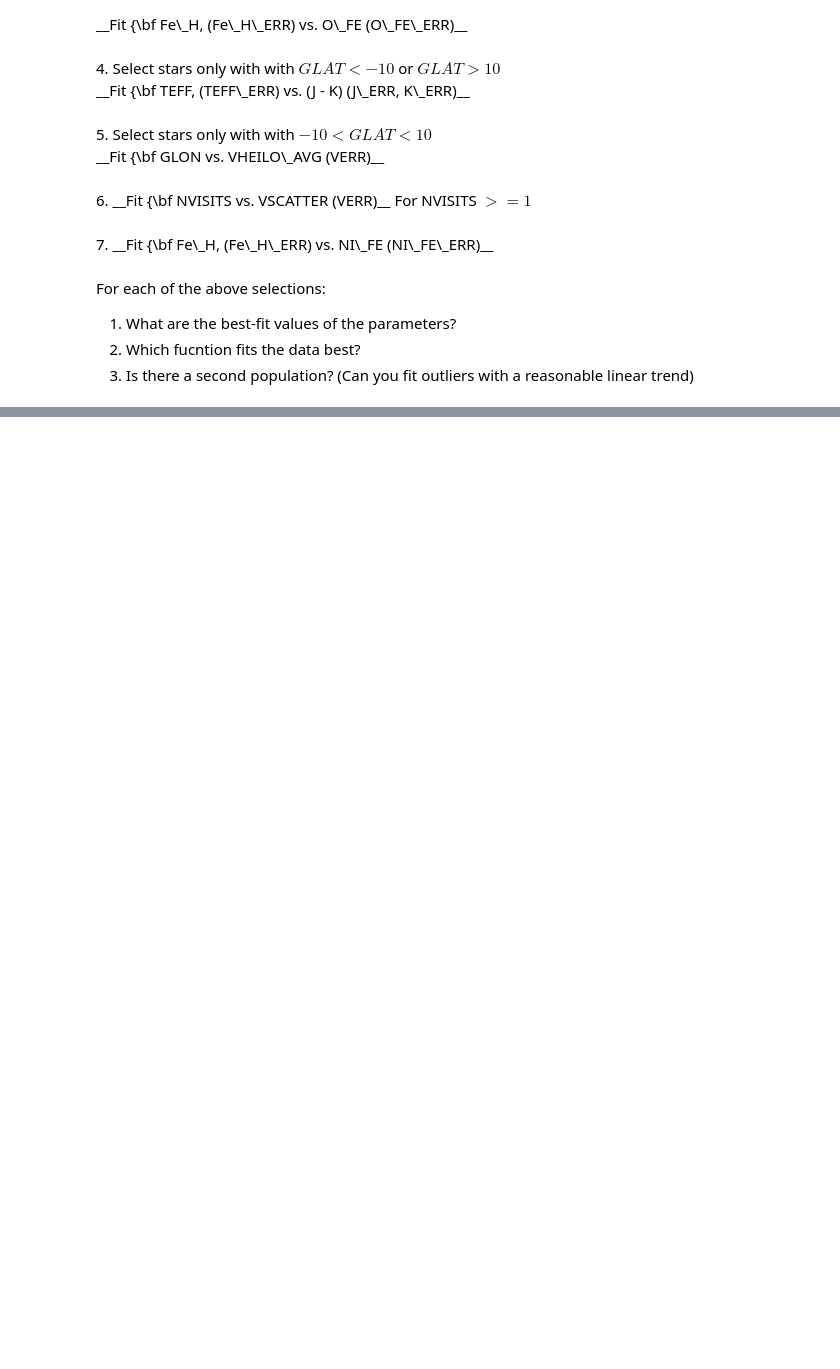
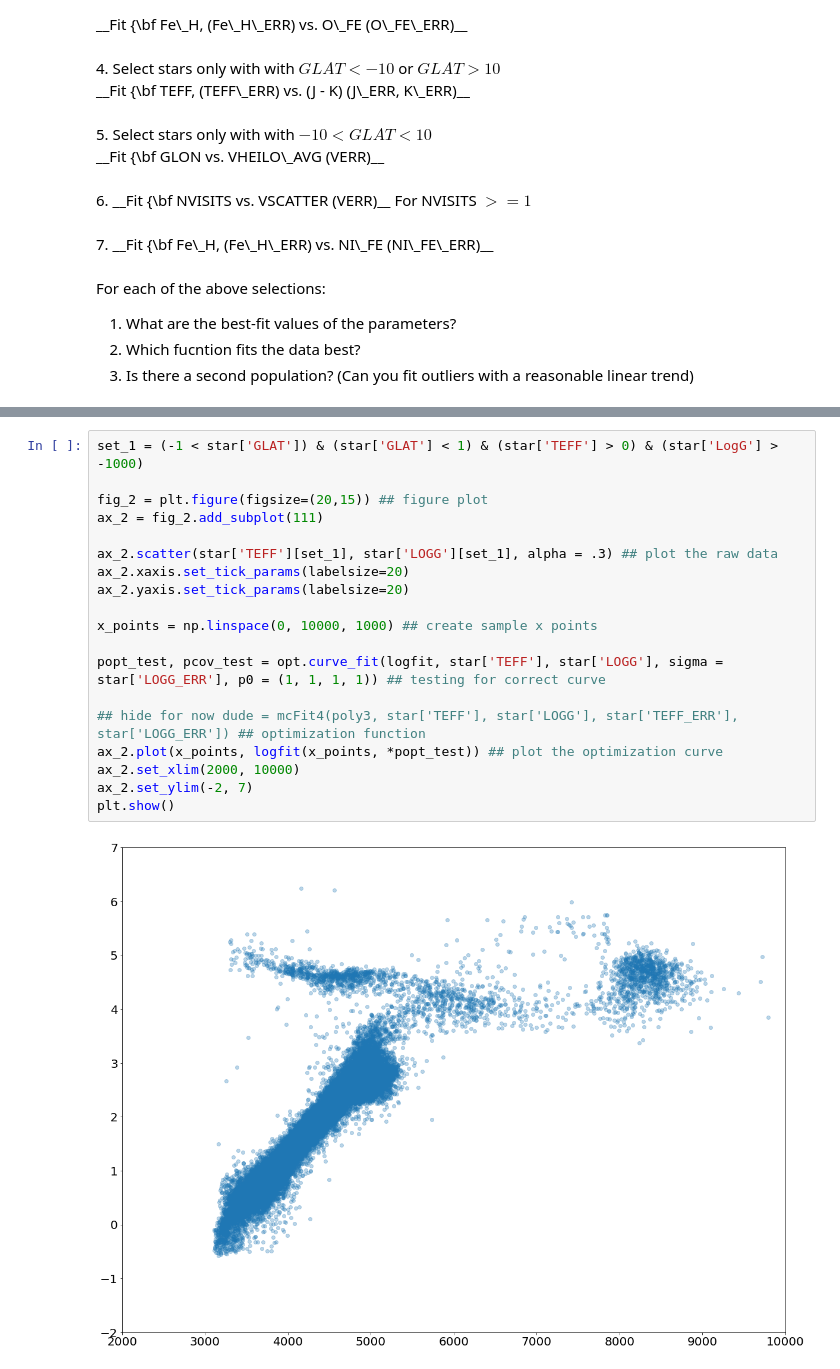
Before and after one commit to Firsttimecoding/Github-PHYS20323, a Jupyter notebook: homework/Week11_HW.ipynb, the cells around one changed output, grey strips where cells are left out. Cells and saved outputs as stored; diff of their text form; blank space fills up the shorter version.

```diff
--- a/homework/Week11_HW.ipynb
+++ b/homework/Week11_HW.ipynb
@@ -98,0 +203,21 @@ np.where?
+# %%
+set_1 = (-1 < star['GLAT']) & (star['GLAT'] < 1) & (star['TEFF'] > 0) & (star['LogG'] > -1000)
+
+fig_2 = plt.figure(figsize=(20,15)) ## figure plot
+ax_2 = fig_2.add_subplot(111)
+
+ax_2.scatter(star['TEFF'][set_1], star['LOGG'][set_1], alpha = .3) ## plot the raw data
+ax_2.xaxis.set_tick_params(labelsize=20)
+ax_2.yaxis.set_tick_params(labelsize=20)
+
+x_points = np.linspace(0, 10000, 1000) ## create sample x points
+
+popt_test, pcov_test = opt.curve_fit(logfit, star['TEFF'], star['LOGG'], sigma =  star['LOGG_ERR'], p0 = (1, 1, 1, 1)) ## testing for correct curve
+
+## hide for now dude = mcFit4(poly3, star['TEFF'], star['LOGG'], star['TEFF_ERR'], star['LOGG_ERR']) ## optimization function
+ax_2.plot(x_points, logfit(x_points, *popt_test)) ## plot the optimization curve
+ax_2.set_xlim(2000, 10000)
+ax_2.set_ylim(-2, 7)
+plt.show()
+# %% [output]
+[figure, added]
```
Also changed, not shown: parts of 6 cells of this notebook.
